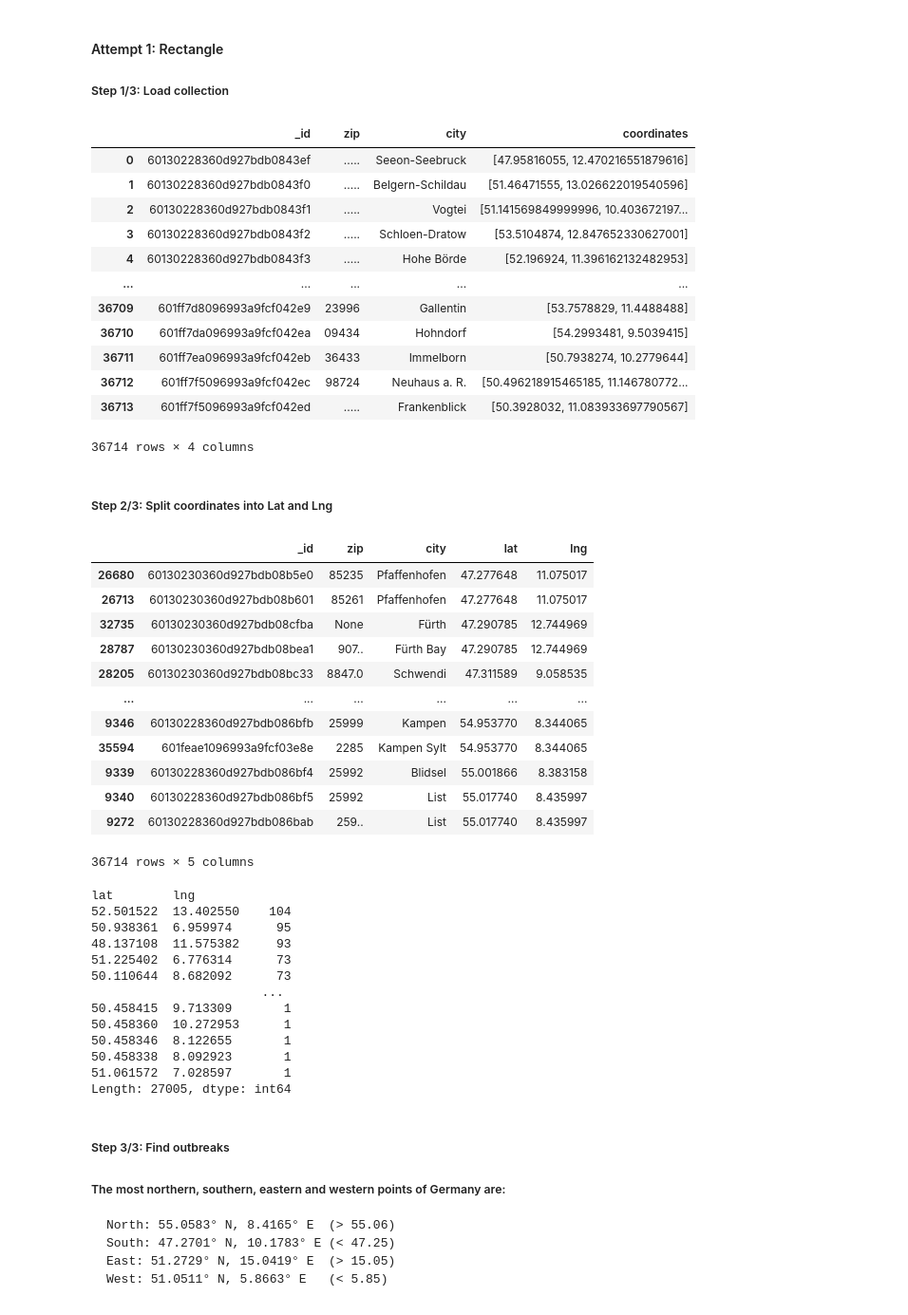
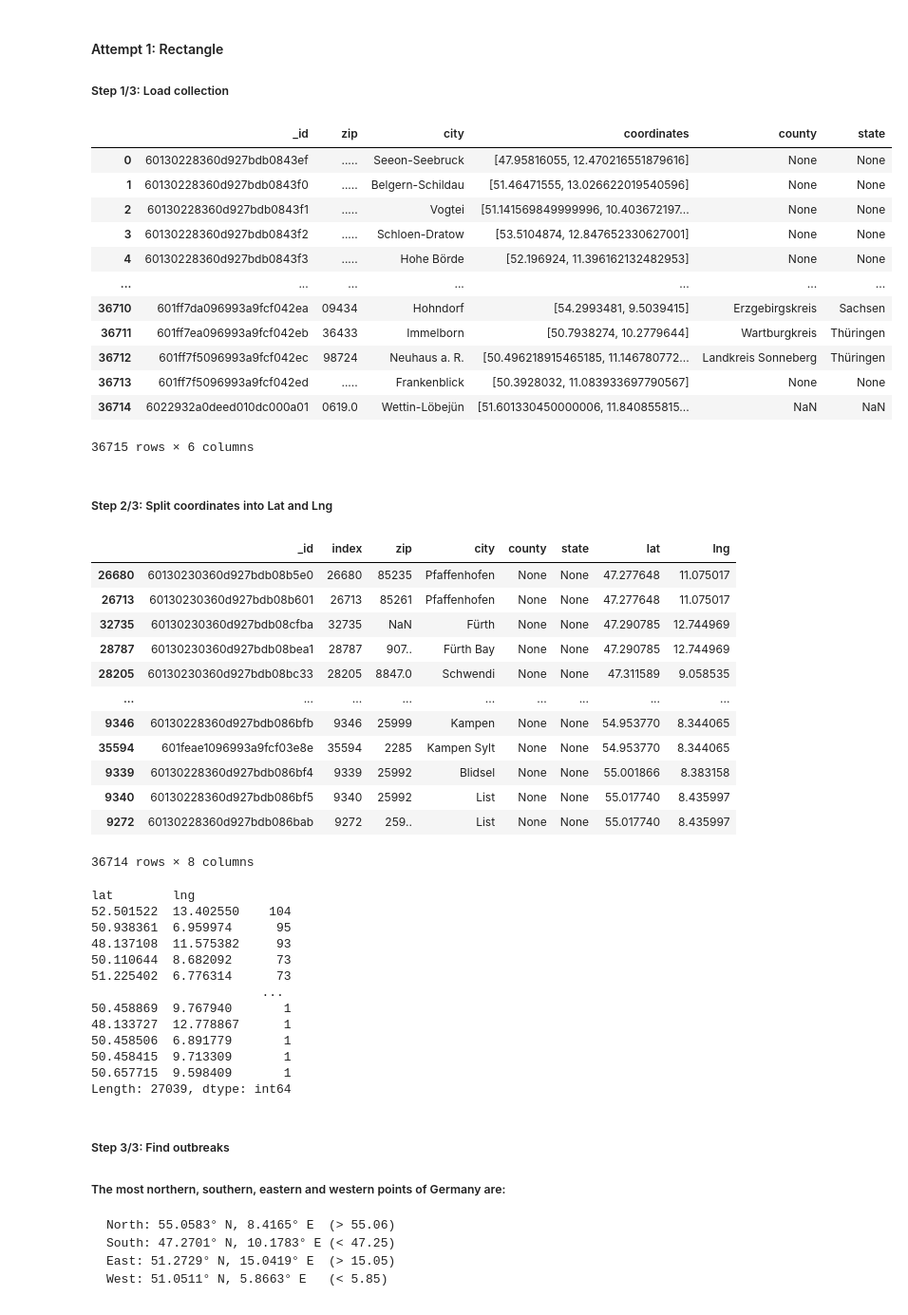
Before and after one commit to mayo-s/phonebookdiver, a Jupyter notebook: jupyter/phonebookdiver_notebook.ipynb, the cells around one changed output. Shown: that part at 95% size. Drawn from its saved outputs; the diff is of its cells as text; code cells hidden in the pictures.

```diff
--- a/jupyter/phonebookdiver_notebook.ipynb
+++ b/jupyter/phonebookdiver_notebook.ipynb
@@ -796,20 +833,20 @@ Another attempt can be by searching for specific coordinates of the outbreaks, i
 #### Attempt 1: Rectangle
 ##### Step 1/3: Load collection
 # %%
-geodata = pd.DataFrame(db['geodata'].find({}, {'_id':1, 'zip':1, 'city':1, 'coordinates':1}))
-geodata
+geodata = pd.DataFrame(db['geodata'].find({}))
+geodata.drop('index',1)
 # %% [output]
-|  | _id | zip | city | coordinates |
-| 0 | 60130228360d927bdb0843ef | ..... | Seeon-Seebruck | [47.95816055, 12.470216551879616] |
-| 1 | 60130228360d927bdb0843f0 | ..... | Belgern-Schildau | [51.46471555, 13.026622019540596] |
-| 2 | 60130228360d927bdb0843f1 | ..... | Vogtei | [51.141569849999996, 10.403672197... |
-| 3 | 60130228360d927bdb0843f2 | ..... | Schloen-Dratow | [53.5104874, 12.847652330627001] |
-| 4 | 60130228360d927bdb0843f3 | ..... | Hohe Börde | [52.196924, 11.396162132482953] |
-| ... | ... | ... | ... | ... |
-| 36709 | 601ff7d8096993a9fcf042e9 | 23996 | Gallentin | [53.7578829, 11.4488488] |
-| 36710 | 601ff7da096993a9fcf042ea | 09434 | Hohndorf | [54.2993481, 9.5039415] |
-| 36711 | 601ff7ea096993a9fcf042eb | 36433 | Immelborn | [50.7938274, 10.2779644] |
-| 36712 | 601ff7f5096993a9fcf042ec | 98724 | Neuhaus a. R. | [50.496218915465185, 11.146780772... |
-| 36713 | 601ff7f5096993a9fcf042ed | ..... | Frankenblick | [50.3928032, 11.083933697790567] |
+|  | _id | zip | city | coordinates | county | state |
+| 0 | 60130228360d927bdb0843ef | ..... | Seeon-Seebruck | [47.95816055, 12.470216551879616] | None | None |
+| 1 | 60130228360d927bdb0843f0 | ..... | Belgern-Schildau | [51.46471555, 13.026622019540596] | None | None |
+| 2 | 60130228360d927bdb0843f1 | ..... | Vogtei | [51.141569849999996, 10.403672197... | None | None |
+| 3 | 60130228360d927bdb0843f2 | ..... | Schloen-Dratow | [53.5104874, 12.847652330627001] | None | None |
+| 4 | 60130228360d927bdb0843f3 | ..... | Hohe Börde | [52.196924, 11.396162132482953] | None | None |
+| ... | ... | ... | ... | ... | ... | ... |
+| 36710 | 601ff7da096993a9fcf042ea | 09434 | Hohndorf | [54.2993481, 9.5039415] | Erzgebirgskreis | Sachsen |
+| 36711 | 601ff7ea096993a9fcf042eb | 36433 | Immelborn | [50.7938274, 10.2779644] | Wartburgkreis | Thüringen |
+| 36712 | 601ff7f5096993a9fcf042ec | 98724 | Neuhaus a. R. | [50.496218915465185, 11.146780772... | Landkreis Sonneberg | Thüringen |
+| 36713 | 601ff7f5096993a9fcf042ed | ..... | Frankenblick | [50.3928032, 11.083933697790567] | None | None |
+| 36714 | 6022932a0deed010dc000a01 | 0619.0 | Wettin-Löbejün | [51.601330450000006, 11.840855815... | NaN | NaN |
-36714 rows × 4 columns
+36715 rows × 6 columns
 # %%
@@ -822,19 +859,19 @@ geodata = geodata.assign(lat=(geodata.coordinates.astype(str).str.strip('[]').st
                 ).drop('coordinates',1)
 geodata.sort_values(by=['lat'], ascending=True)
 # %% [output]
-|  | _id | zip | city | lat | lng |
-| 26680 | 60130230360d927bdb08b5e0 | 85235 | Pfaffenhofen | 47.277648 | 11.075017 |
-| 26713 | 60130230360d927bdb08b601 | 85261 | Pfaffenhofen | 47.277648 | 11.075017 |
-| 32735 | 60130230360d927bdb08cfba | None | Fürth | 47.290785 | 12.744969 |
-| 28787 | 60130230360d927bdb08bea1 | 907.. | Fürth Bay | 47.290785 | 12.744969 |
-| 28205 | 60130230360d927bdb08bc33 | 8847.0 | Schwendi | 47.311589 | 9.058535 |
-| ... | ... | ... | ... | ... | ... |
-| 9346 | 60130228360d927bdb086bfb | 25999 | Kampen | 54.953770 | 8.344065 |
-| 35594 | 601feae1096993a9fcf03e8e | 2285 | Kampen Sylt | 54.953770 | 8.344065 |
-| 9339 | 60130228360d927bdb086bf4 | 25992 | Blidsel | 55.001866 | 8.383158 |
-| 9340 | 60130228360d927bdb086bf5 | 25992 | List | 55.017740 | 8.435997 |
-| 9272 | 60130228360d927bdb086bab | 259.. | List | 55.017740 | 8.435997 |
+|  | _id | index | zip | city | county | state | lat | lng |
+| 26680 | 60130230360d927bdb08b5e0 | 26680 | 85235 | Pfaffenhofen | None | None | 47.277648 | 11.075017 |
+| 26713 | 60130230360d927bdb08b601 | 26713 | 85261 | Pfaffenhofen | None | None | 47.277648 | 11.075017 |
+| 32735 | 60130230360d927bdb08cfba | 32735 | NaN | Fürth | None | None | 47.290785 | 12.744969 |
+| 28787 | 60130230360d927bdb08bea1 | 28787 | 907.. | Fürth Bay | None | None | 47.290785 | 12.744969 |
+| 28205 | 60130230360d927bdb08bc33 | 28205 | 8847.0 | Schwendi | None | None | 47.311589 | 9.058535 |
+| ... | ... | ... | ... | ... | ... | ... | ... | ... |
+| 9346 | 60130228360d927bdb086bfb | 9346 | 25999 | Kampen | None | None | 54.953770 | 8.344065 |
+| 35594 | 601feae1096993a9fcf03e8e | 35594 | 2285 | Kampen Sylt | None | None | 54.953770 | 8.344065 |
+| 9339 | 60130228360d927bdb086bf4 | 9339 | 25992 | Blidsel | None | None | 55.001866 | 8.383158 |
+| 9340 | 60130228360d927bdb086bf5 | 9340 | 25992 | List | None | None | 55.017740 | 8.435997 |
+| 9272 | 60130228360d927bdb086bab | 9272 | 259.. | List | None | None | 55.017740 | 8.435997 |
-36714 rows × 5 columns
+36714 rows × 8 columns
 # %%
 # multiple appearances of same coords
 geodata.value_counts(['lat', 'lng'])
@@ -843,15 +880,15 @@ lat        lng
 52.501522  13.402550    104
 50.938361  6.959974      95
 48.137108  11.575382     93
+50.110644  8.682092      73
 51.225402  6.776314      73
-50.110644  8.682092      73
                        ...
+50.458869  9.767940       1
+48.133727  12.778867      1
+50.458506  6.891779       1
 50.458415  9.713309       1
-50.458360  10.272953      1
-50.458346  8.122655       1
-50.458338  8.092923       1
-51.061572  7.028597       1
-Length: 27005, dtype: int64
+50.657715  9.598409       1
+Length: 27039, dtype: int64
 # %% [markdown]
 ##### Step 3/3: Find outbreaks
 ##### The most northern, southern, eastern and western points of Germany are:
```
Also changed, not shown: parts of 37 cells of this notebook, 1 other file.
